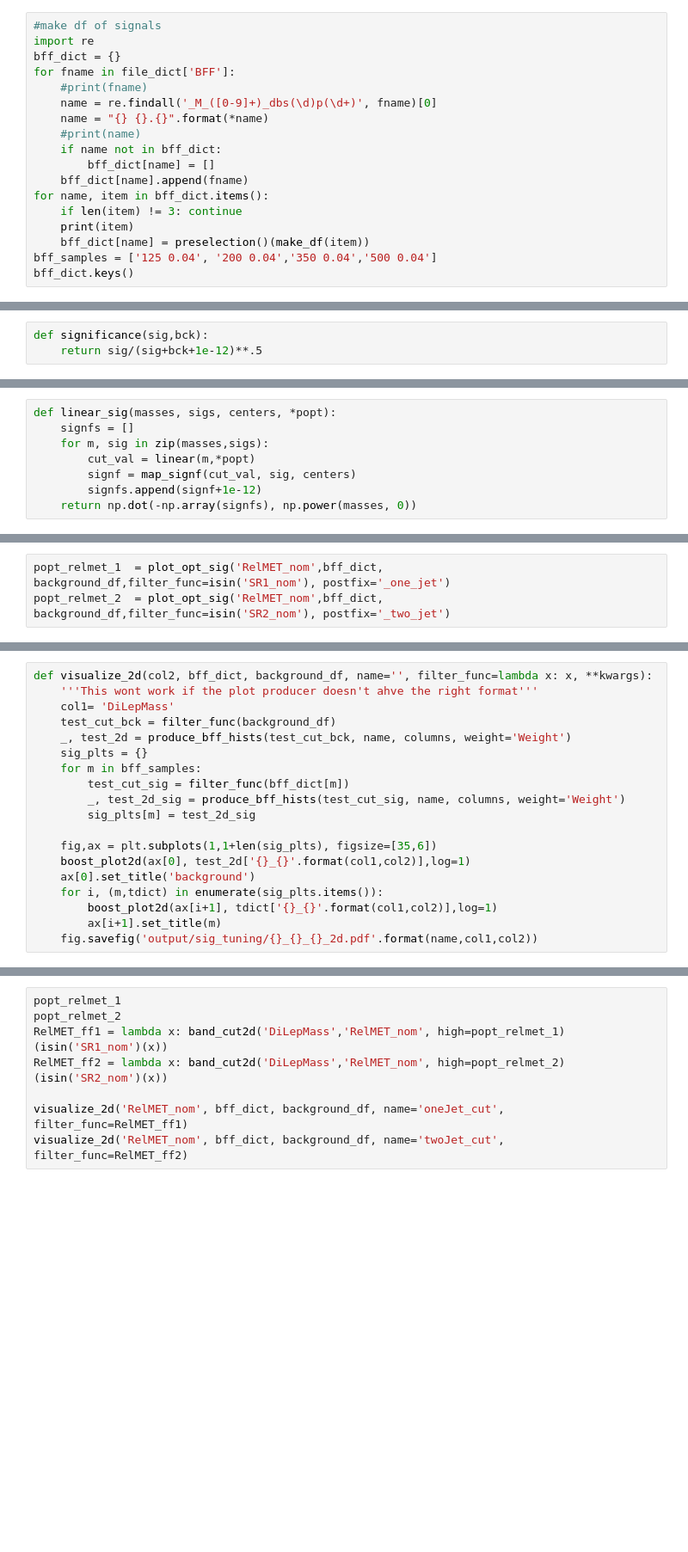
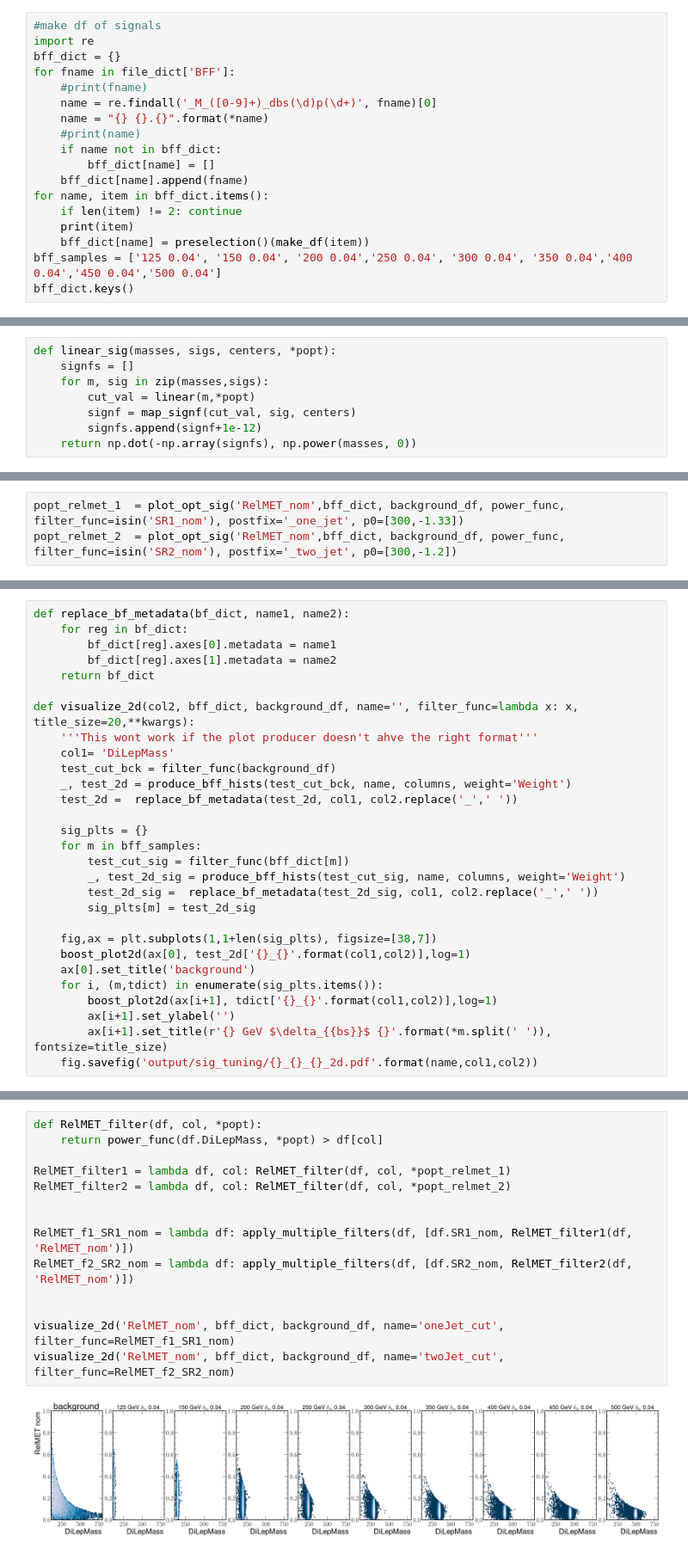
Before and after one commit to rymuelle/bff_plotting_code_v3, a Jupyter notebook: optimize_2d_cuts.ipynb, the cells around one changed output, grey strips where cells are left out. Shown at 86% size. Cells and saved outputs as stored; diff of their text form; blank space fills up the shorter version.

```diff
--- a/optimize_2d_cuts.ipynb
+++ b/optimize_2d_cuts.ipynb
@@ -34,8 +58,8 @@ for fname in file_dict['BFF']:
         bff_dict[name] = []
     bff_dict[name].append(fname)
 for name, item in bff_dict.items():
-    if len(item) != 3: continue
+    if len(item) != 2: continue
     print(item)
     bff_dict[name] = preselection()(make_df(item))
-bff_samples = ['125 0.04', '200 0.04','350 0.04','500 0.04']
+bff_samples = ['125 0.04', '150 0.04', '200 0.04','250 0.04', '300 0.04', '350 0.04','400 0.04','450 0.04','500 0.04']
 bff_dict.keys()
@@ -46,9 +88,6 @@ columns = [
     ['HTLT_nom',      [100,-500,500]],
     ['RelMET_nom',    [100, 0,1]]
 ]
-# %%
-def significance(sig,bck):
-    return sig/(sig+bck+1e-12)**.5
 # %%
 #optimize RelMET cut:
 def column_1d_sig(sig_df, bck_df, mass_band=1, filter_func=lambda x: x):
@@ -159,5 +215,5 @@ def plot_opt_sig(column,bff_dict, background_df, fit=False, filter_func=lambda x
     #return popt
         #break
 # %%
-popt_relmet_1  = plot_opt_sig('RelMET_nom',bff_dict, background_df,filter_func=isin('SR1_nom'), postfix='_one_jet')
-popt_relmet_2  = plot_opt_sig('RelMET_nom',bff_dict, background_df,filter_func=isin('SR2_nom'), postfix='_two_jet')
+popt_relmet_1  = plot_opt_sig('RelMET_nom',bff_dict, background_df, power_func, filter_func=isin('SR1_nom'), postfix='_one_jet', p0=[300,-1.33])
+popt_relmet_2  = plot_opt_sig('RelMET_nom',bff_dict, background_df, power_func, filter_func=isin('SR2_nom'), postfix='_two_jet', p0=[300,-1.2])
@@ -188,21 +246,31 @@ def boost_plot2d(ax, h, lock_aspect=0, log=0,**kwargs):
 # %%
-def visualize_2d(col2, bff_dict, background_df, name='', filter_func=lambda x: x, **kwargs):
+def replace_bf_metadata(bf_dict, name1, name2):
+    for reg in bf_dict:
+        bf_dict[reg].axes[0].metadata = name1
+        bf_dict[reg].axes[1].metadata = name2
+    return bf_dict
+
+def visualize_2d(col2, bff_dict, background_df, name='', filter_func=lambda x: x, title_size=20,**kwargs):
     '''This wont work if the plot producer doesn't ahve the right format'''
     col1= 'DiLepMass'
     test_cut_bck = filter_func(background_df)
     _, test_2d = produce_bff_hists(test_cut_bck, name, columns, weight='Weight')
+    test_2d =  replace_bf_metadata(test_2d, col1, col2.replace('_',' '))
+
     sig_plts = {}
     for m in bff_samples:
         test_cut_sig = filter_func(bff_dict[m])
         _, test_2d_sig = produce_bff_hists(test_cut_sig, name, columns, weight='Weight')
+        test_2d_sig =  replace_bf_metadata(test_2d_sig, col1, col2.replace('_',' '))
         sig_plts[m] = test_2d_sig
 
-    fig,ax = plt.subplots(1,1+len(sig_plts), figsize=[35,6])
+    fig,ax = plt.subplots(1,1+len(sig_plts), figsize=[38,7])
     boost_plot2d(ax[0], test_2d['{}_{}'.format(col1,col2)],log=1)
     ax[0].set_title('background')
     for i, (m,tdict) in enumerate(sig_plts.items()):
         boost_plot2d(ax[i+1], tdict['{}_{}'.format(col1,col2)],log=1)
-        ax[i+1].set_title(m)
+        ax[i+1].set_ylabel('')
+        ax[i+1].set_title(r'{} GeV $\delta_{{bs}}$ {}'.format(*m.split(' ')), fontsize=title_size)
     fig.savefig('output/sig_tuning/{}_{}_{}_2d.pdf'.format(name,col1,col2))
 # %%
 visualize_2d('RelMET_nom', bff_dict, background_df, name='oneJet_nocut', filter_func=isin('SR1_nom'))
@@ -210,8 +285,16 @@ visualize_2d('RelMET_nom', bff_dict, background_df, name='twoJet_nocut', filter_
 # %%
-popt_relmet_1
-popt_relmet_2
-RelMET_ff1 = lambda x: band_cut2d('DiLepMass','RelMET_nom', high=popt_relmet_1)(isin('SR1_nom')(x))
-RelMET_ff2 = lambda x: band_cut2d('DiLepMass','RelMET_nom', high=popt_relmet_2)(isin('SR2_nom')(x))
+def RelMET_filter(df, col, *popt):
+    return power_func(df.DiLepMass, *popt) > df[col]
 
-visualize_2d('RelMET_nom', bff_dict, background_df, name='oneJet_cut', filter_func=RelMET_ff1)
-visualize_2d('RelMET_nom', bff_dict, background_df, name='twoJet_cut', filter_func=RelMET_ff2)
+RelMET_filter1 = lambda df, col: RelMET_filter(df, col, *popt_relmet_1)
+RelMET_filter2 = lambda df, col: RelMET_filter(df, col, *popt_relmet_2)
+
+
+RelMET_f1_SR1_nom = lambda df: apply_multiple_filters(df, [df.SR1_nom, RelMET_filter1(df, 'RelMET_nom')])
+RelMET_f2_SR2_nom = lambda df: apply_multiple_filters(df, [df.SR2_nom, RelMET_filter2(df, 'RelMET_nom')])
+
+
+visualize_2d('RelMET_nom', bff_dict, background_df, name='oneJet_cut', filter_func=RelMET_f1_SR1_nom)
+visualize_2d('RelMET_nom', bff_dict, background_df, name='twoJet_cut', filter_func=RelMET_f2_SR2_nom)
+# %% [output]
+[figure, added]
```
Also changed, not shown: parts of 31 cells of this notebook, 1 other file.
